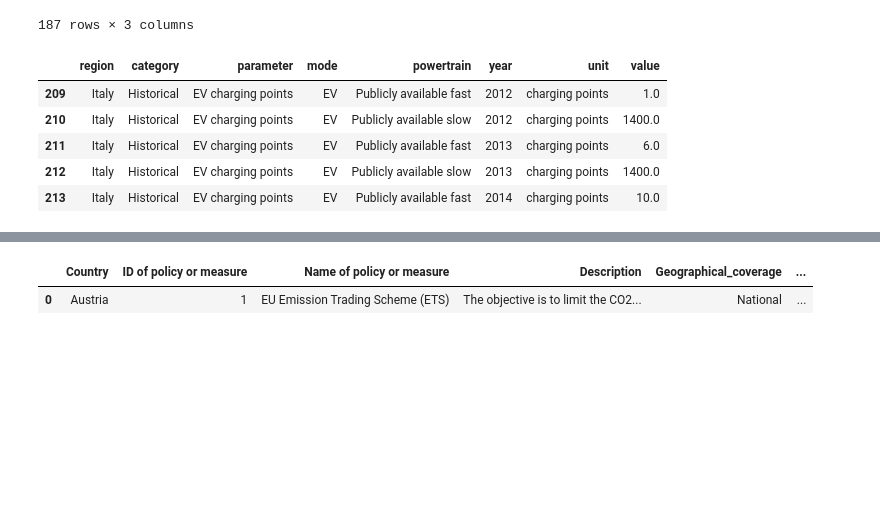
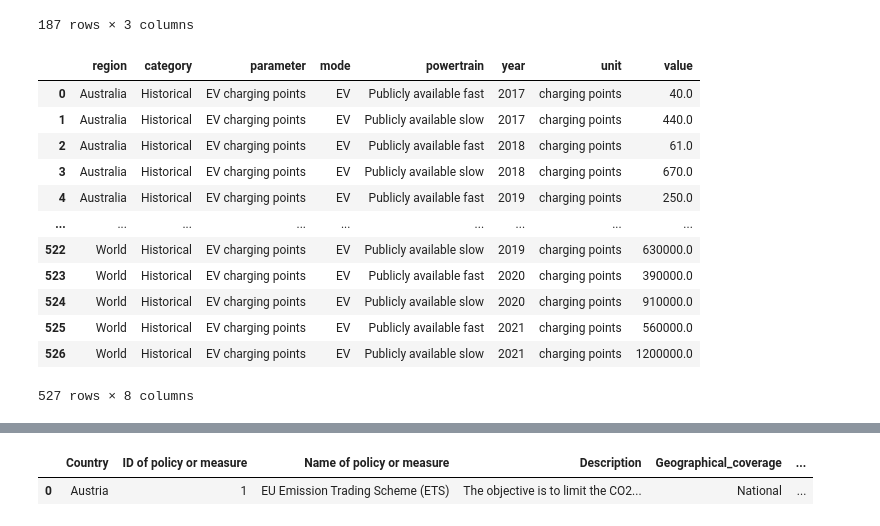
Before and after one commit to TrulsST/VisualAnalytics, a Jupyter notebook: Data_processing.ipynb, the cells around one changed output, grey strips where cells are left out. Drawn from its saved outputs; the diff is of its cells as text; code cells hidden in the pictures; blank space fills up the shorter version.

Commit message:
Added chargingpoints to main

```diff
--- a/Data_processing.ipynb
+++ b/Data_processing.ipynb
@@ -261,11 +259,19 @@ set()
 | 593 | GB | 2021 | 190000 |
 187 rows × 3 columns
 # %%
-df_ev_chargingP[df_ev_chargingP['region'] == "Italy"].head()
+df_ev_chargingP = pd.read_csv("data/IEA-EV-dataEV charging pointsHistorical.csv")
+df_ev_chargingP
 # %% [output]
 |  | region | category | parameter | mode | powertrain | year | unit | value |
-| 209 | Italy | Historical | EV charging points | EV | Publicly available fast | 2012 | charging points | 1.0 |
-| 210 | Italy | Historical | EV charging points | EV | Publicly available slow | 2012 | charging points | 1400.0 |
-| 211 | Italy | Historical | EV charging points | EV | Publicly available fast | 2013 | charging points | 6.0 |
-| 212 | Italy | Historical | EV charging points | EV | Publicly available slow | 2013 | charging points | 1400.0 |
-| 213 | Italy | Historical | EV charging points | EV | Publicly available fast | 2014 | charging points | 10.0 |
+| 0 | Australia | Historical | EV charging points | EV | Publicly available fast | 2017 | charging points | 40.0 |
+| 1 | Australia | Historical | EV charging points | EV | Publicly available slow | 2017 | charging points | 440.0 |
+| 2 | Australia | Historical | EV charging points | EV | Publicly available fast | 2018 | charging points | 61.0 |
+| 3 | Australia | Historical | EV charging points | EV | Publicly available slow | 2018 | charging points | 670.0 |
+| 4 | Australia | Historical | EV charging points | EV | Publicly available fast | 2019 | charging points | 250.0 |
+| ... | ... | ... | ... | ... | ... | ... | ... | ... |
+| 522 | World | Historical | EV charging points | EV | Publicly available slow | 2019 | charging points | 630000.0 |
+| 523 | World | Historical | EV charging points | EV | Publicly available fast | 2020 | charging points | 390000.0 |
+| 524 | World | Historical | EV charging points | EV | Publicly available slow | 2020 | charging points | 910000.0 |
+| 525 | World | Historical | EV charging points | EV | Publicly available fast | 2021 | charging points | 560000.0 |
+| 526 | World | Historical | EV charging points | EV | Publicly available slow | 2021 | charging points | 1200000.0 |
+527 rows × 8 columns
```
Also changed, not shown: parts of 3 cells of this notebook, 1 other file.
